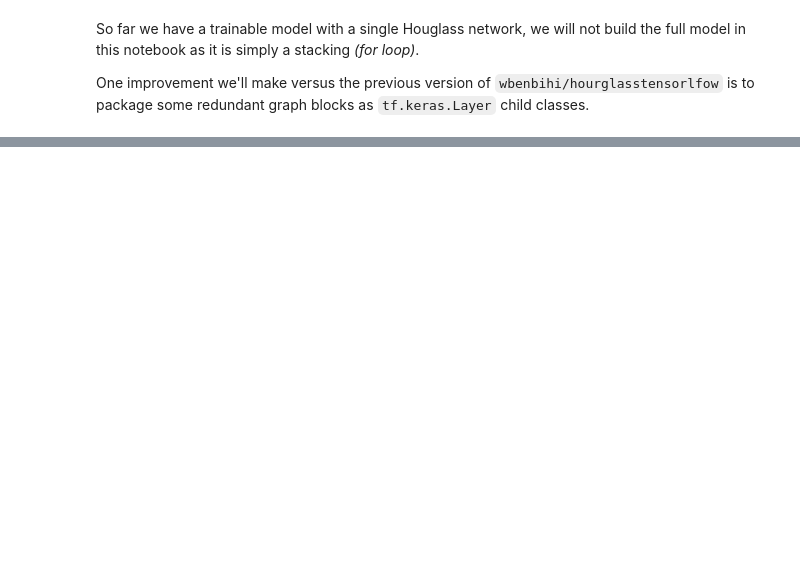
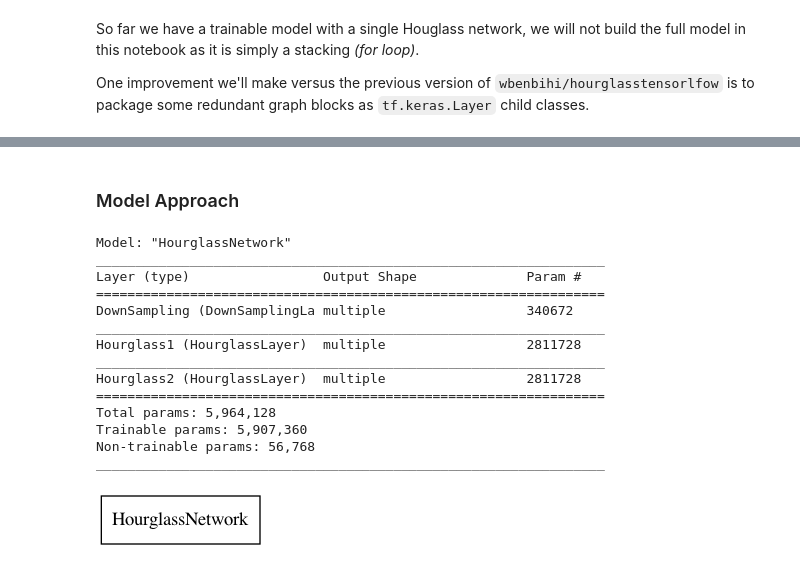
Before and after one commit to wbenbihi/hourglasstensorflow, a Jupyter notebook: notebooks/03 - Illustration of Model.ipynb, the cells around one changed output, grey strips where cells are left out. Saved outputs shown, nothing was run; the diff lists cells and outputs as text; code cells hidden in the pictures; blank space fills up the shorter version.

```diff
--- a/notebooks/03 - Illustration of Model.ipynb
+++ b/notebooks/03 - Illustration of Model.ipynb
@@ -518,15 +429,0 @@ class HourglassNetwork(tf.keras.models.Model):
-# %%
-input_tensor = tf.keras.layers.Input(
-    shape=(CFG.default.HOURGLASS.inputsize, CFG.default.HOURGLASS.inputsize, 4),
-    name="demo_input_layer"
-)
-DS = DownSamplingLayer()
-HL = HourglassLayer(name="ae1")
-HL2 = HourglassLayer(name="ae2")
-out = HL2(HL(DS(input_tensor)))
-
-mods = tf.keras.Model(
-    inputs = input_tensor,
-    outputs= out,
-)
-tf.keras.utils.plot_model(mods, show_shapes=True)
@@ -549,3 +429,0 @@ import numpy as np
-# %%
-inputs = np.random.random((100, 256, 256, 4))
-outputs = np.random.random((100, 64, 64, 256))
@@ -580,0 +722,26 @@ Reusing TensorBoard on port 6006 (pid 8536), started 0:35:01 ago. (Use '!kill 85
+# %% [markdown]
+### Model Approach
+# %%
+# We define our Model
+model = HourglassNetwork(name="HourglassNetwork", stages=2)
+# We build the Graph by specifying the input shape
+model.build((None,CFG.default.HOURGLASS.inputsize, CFG.default.HOURGLASS.inputsize, CFG.default.DATA.njoints))
+# %%
+model.summary()
+tf.keras.utils.plot_model(model, show_shapes=True)
+# %% [output]
+Model: "HourglassNetwork"
+_________________________________________________________________
+Layer (type)                 Output Shape              Param #
+=================================================================
+DownSampling (DownSamplingLa multiple                  340672
+_________________________________________________________________
+Hourglass1 (HourglassLayer)  multiple                  2811728
+_________________________________________________________________
+Hourglass2 (HourglassLayer)  multiple                  2811728
+=================================================================
+Total params: 5,964,128
+Trainable params: 5,907,360
+Non-trainable params: 56,768
+_________________________________________________________________
+[figure, added]
```
Also changed, not shown: parts of 51 cells of this notebook.
